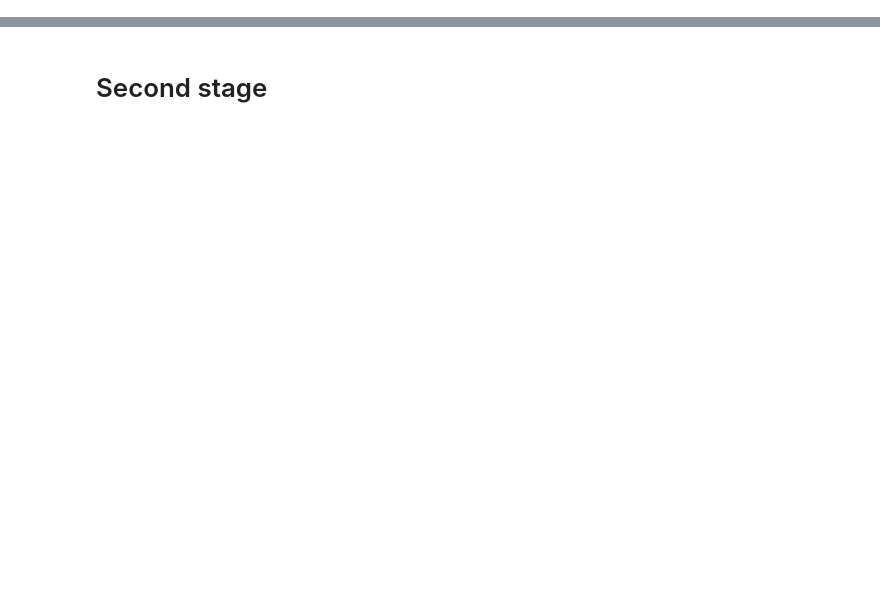
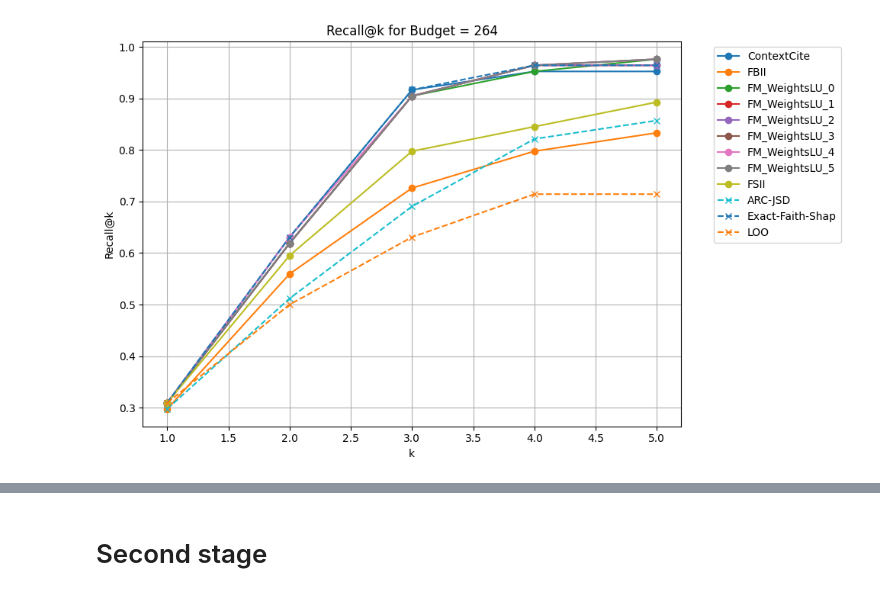
Before and after one commit to iNema9590/LLMX, a Jupyter notebook: Notebooks/musique_shap.ipynb, the cells around one changed output, grey strips where cells are left out. Saved outputs shown, nothing was run; the diff lists cells and outputs as text; code cells hidden in the pictures; blank space fills up the shorter version.

```diff
--- a/Notebooks/musique_shap.ipynb
+++ b/Notebooks/musique_shap.ipynb
@@ -317,3 +483,39 @@ plot_metric("Recall@5", "Recall 5")
+# %%
+import pandas as pd
+import matplotlib.pyplot as plt
+
+# Filter budgeted methods at budget = 274
+df_budgeted_264 = df_budgeted[df_budgeted['budget'] == 724]
+
+# Metrics to plot
+recall_metrics = [f"Recall@{k}" for k in range(1, 6)]
+k_values = list(range(1, 6))
+
+plt.figure(figsize=(10, 6))
+
+# Plot budgeted families at budget 274
+families = df_budgeted_264['family'].unique()
+for fam in families:
+    if 'LK' not in fam:
+        subset = df_budgeted_264[df_budgeted_264['family'] == fam]
+        if not subset.empty:
+            recalls = subset[recall_metrics].values.flatten()
+            plt.plot(k_values, recalls, marker='o', label=fam)
+
+# Plot constant methods
+for idx, (_, row) in enumerate(df_const.iterrows()):
+    recalls = [row[m] for m in recall_metrics]
+    plt.plot(k_values, recalls, marker='x', linestyle="--", label=row['method'])
+
+plt.xlabel("k")
+plt.ylabel("Recall@k")
+plt.title("Recall@k for Budget = 264")
+plt.legend(bbox_to_anchor=(1.05, 1), loc='upper left')
+plt.grid(True)
+plt.tight_layout()
+plt.show()
+# %% [output]
+[figure, added]
 # %%
 import pandas as pd
 import matplotlib.pyplot as plt
```
Also changed, not shown: parts of 25 cells of this notebook, 3 other files.
